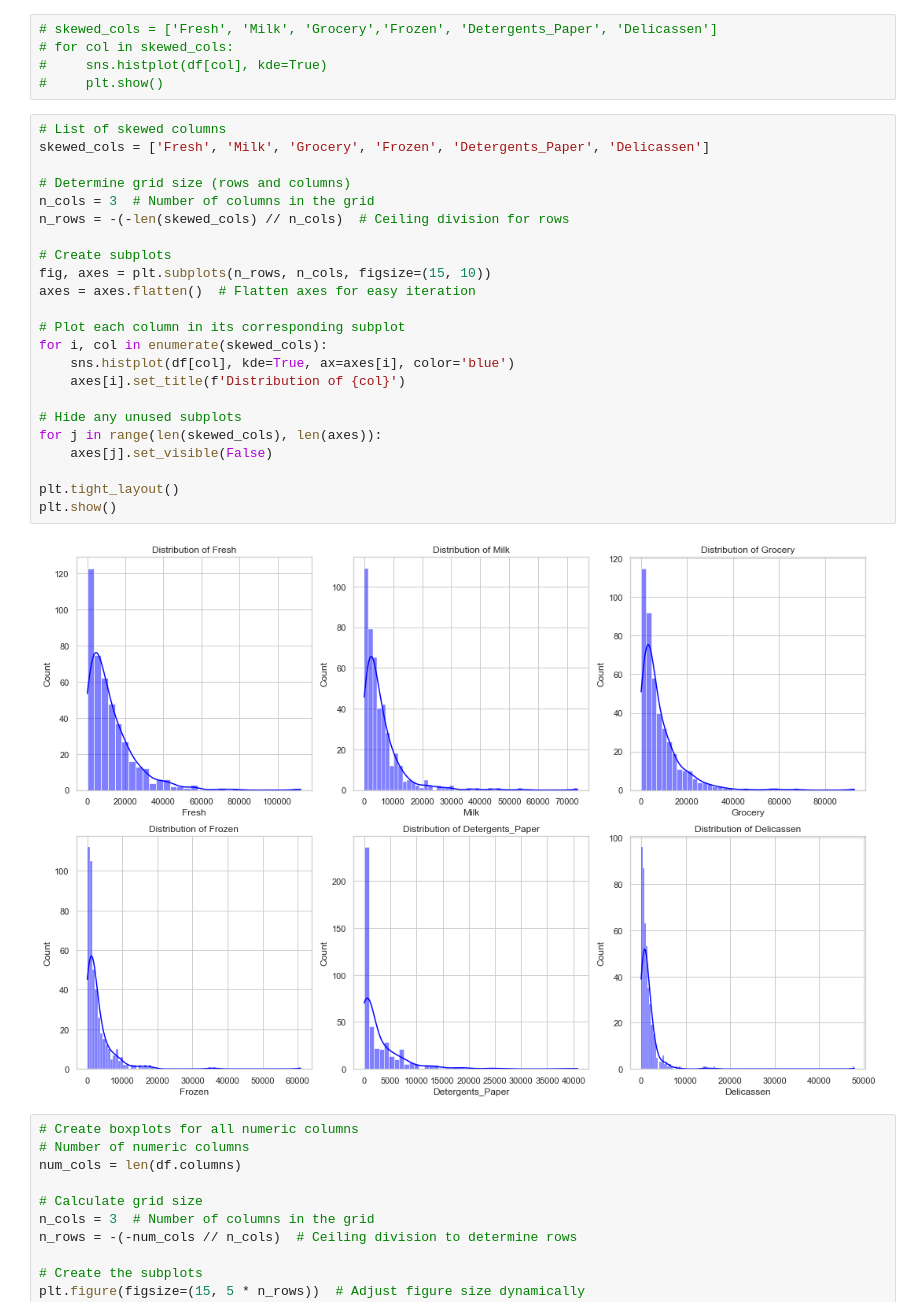
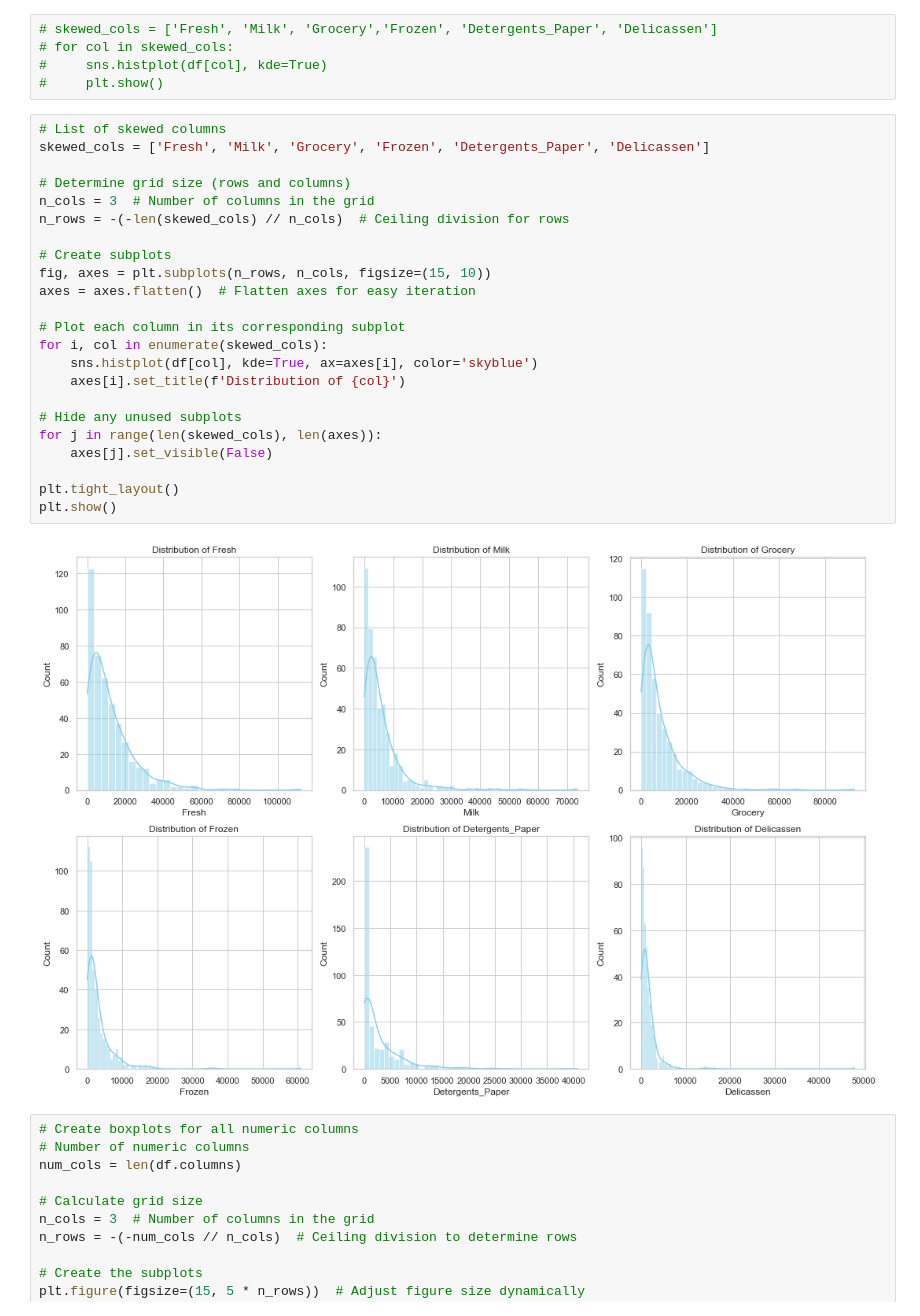
Before and after one commit to mandele1999/wholesale_customer_analysis, a Jupyter notebook: index.ipynb, the cells around one changed output. Cells and saved outputs as stored; diff of their text form.

```diff
--- a/index.ipynb
+++ b/index.ipynb
@@ -96,28 +96,28 @@ dtype: float64
 # %%
 # List of skewed columns
 skewed_cols = ['Fresh', 'Milk', 'Grocery', 'Frozen', 'Detergents_Paper', 'Delicassen']
 
 # Determine grid size (rows and columns)
 n_cols = 3  # Number of columns in the grid
 n_rows = -(-len(skewed_cols) // n_cols)  # Ceiling division for rows
 
 # Create subplots
 fig, axes = plt.subplots(n_rows, n_cols, figsize=(15, 10))
 axes = axes.flatten()  # Flatten axes for easy iteration
 
 # Plot each column in its corresponding subplot
 for i, col in enumerate(skewed_cols):
-    sns.histplot(df[col], kde=True, ax=axes[i], color='blue')
+    sns.histplot(df[col], kde=True, ax=axes[i], color='skyblue')
     axes[i].set_title(f'Distribution of {col}')
 
 # Hide any unused subplots
 for j in range(len(skewed_cols), len(axes)):
     axes[j].set_visible(False)
 
 plt.tight_layout()
 plt.show()
 # %% [output]
-[figure, old version]
+[figure, new version]
 # %%
 # Create boxplots for all numeric columns
 # Number of numeric columns
```
Also changed, not shown: parts of 3 cells of this notebook.
